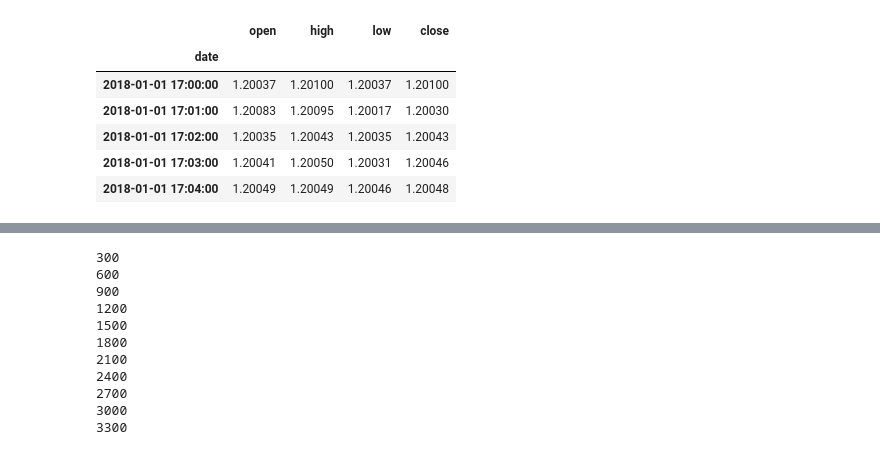
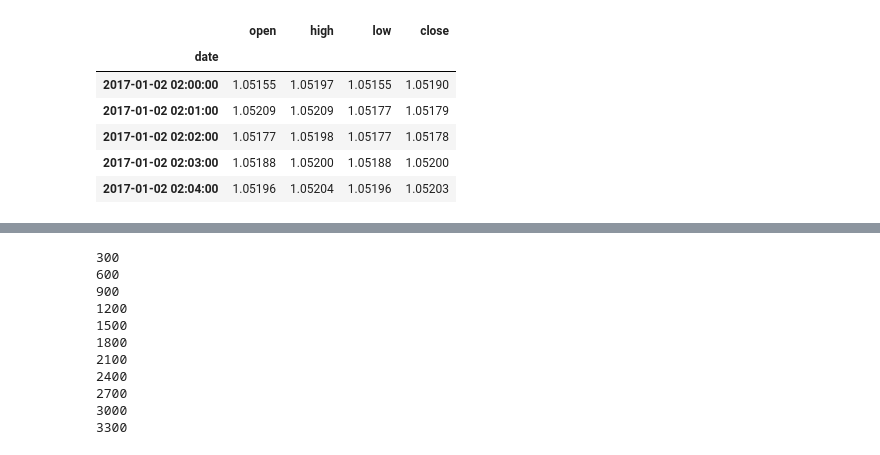
Before and after one commit to aerfio/magisterka, a Jupyter notebook: predict_plot.ipynb, the cells around one changed output, grey strips where cells are left out. Cells and saved outputs as stored; diff of their text form; code cells hidden in the pictures.

```diff
--- a/predict_plot.ipynb
+++ b/predict_plot.ipynb
@@ -8,24 +8,24 @@ SEQ_LEN=60
 # DO_PLOT=False
 DO_PLOT=True
 # %%
-model=load_model("./models/PRED-1592152010_model.h5")
+model=load_model("./models/PRED-1592157754_model-uber.h5")
 
 # print(model)
 url = "./datasets/DAT_ASCII_EURUSD_M1_2017.csv"
 df = pd.read_csv(url, names=list(["date","open", "high", "low", "close", "volume"]), header=None, sep=";")
 df.drop("volume", 1, inplace=True)
 df['date'] = pd.to_datetime(df['date'], infer_datetime_format=True)
 df.set_index('date', inplace=True)
 
 df.head()
 # %% [output]
 |  | open | high | low | close |
 | date |  |  |  |  |
-| 2018-01-01 17:00:00 | 1.20037 | 1.20100 | 1.20037 | 1.20100 |
-| 2018-01-01 17:01:00 | 1.20083 | 1.20095 | 1.20017 | 1.20030 |
-| 2018-01-01 17:02:00 | 1.20035 | 1.20043 | 1.20035 | 1.20043 |
-| 2018-01-01 17:03:00 | 1.20041 | 1.20050 | 1.20031 | 1.20046 |
-| 2018-01-01 17:04:00 | 1.20049 | 1.20049 | 1.20046 | 1.20048 |
+| 2017-01-02 02:00:00 | 1.05155 | 1.05197 | 1.05155 | 1.05190 |
+| 2017-01-02 02:01:00 | 1.05209 | 1.05209 | 1.05177 | 1.05179 |
+| 2017-01-02 02:02:00 | 1.05177 | 1.05198 | 1.05177 | 1.05178 |
+| 2017-01-02 02:03:00 | 1.05188 | 1.05200 | 1.05188 | 1.05200 |
+| 2017-01-02 02:04:00 | 1.05196 | 1.05204 | 1.05196 | 1.05203 |
 # %%
  if DO_PLOT:
      df.plot(subplots=True, layout=(2, 2), figsize=(40, 20), sharex=False)
```
Also changed, not shown: parts of 5 cells of this notebook, 1 other file.
